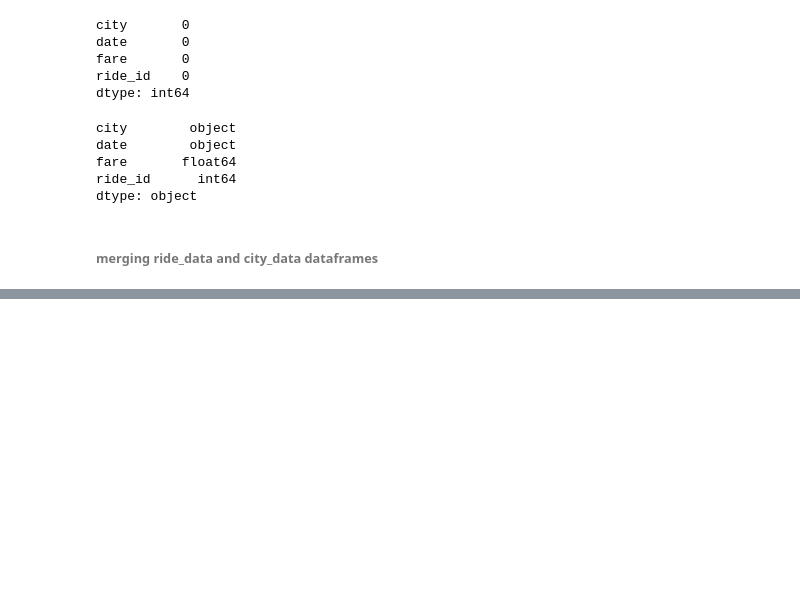
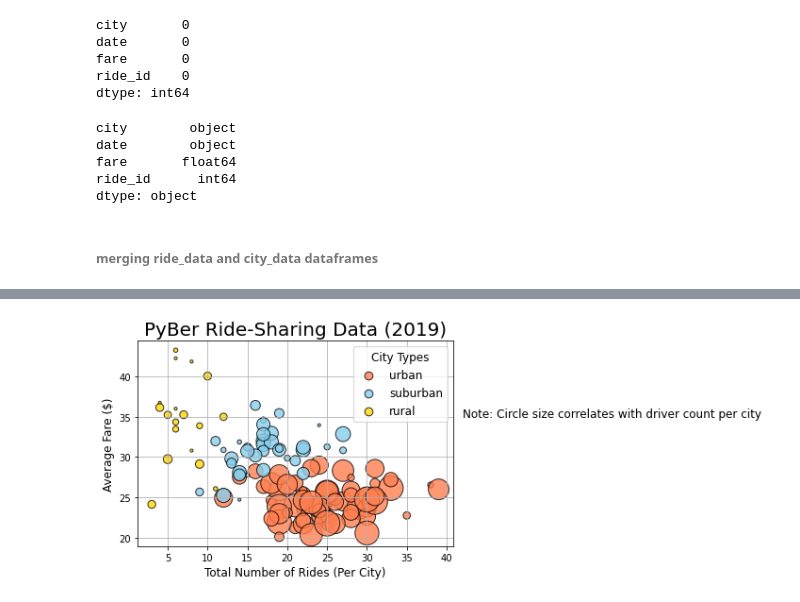
Before and after one commit to nasarar/PyBer_Analysis, a Jupyter notebook: PyBer.ipynb, the cells around one changed output, grey strips where cells are left out. Cells and saved outputs as stored; diff of their text form; code cells hidden in the pictures; blank space fills up the shorter version.

Commit message:
Added bubble chart analysis for avg fare vs. total # of rides based on the # of drivers per city type

```diff
--- a/PyBer.ipynb
+++ b/PyBer.ipynb
@@ -114,0 +123,82 @@ pyber_data_df = pd.merge(ride_data_df, city_data_df, how = 'left', on = ['city',
+# %%
+#get the average fare for each city in the urban cities
+urban_avg_fare = urban_cities_df.groupby(['city']).mean()['fare']
+
+#get the average fare for each city in the suburban cities
+suburban_avg_fare = suburban_cities_df.groupby(['city']).mean()['fare']
+
+#get the averahe fare for eacj city in the rural cities
+rural_avg_fare = rural_cities_df.groupby(['city']).mean()['fare']
+# %%
+#get the average number of drivers per city in the urban cities
+urban_driver_count = urban_cities_df.groupby(['city']).mean()['driver_count']
+
+#get the average number of drivers per city in the suburban cities
+suburban_driver_count = suburban_cities_df.groupby(['city']).mean()['driver_count']
+
+#get the average number of drivers per city in the rural cities
+rural_driver_count = rural_cities_df.groupby(['city']).mean()['driver_count']
+# %%
+#creating the scatter plot for the urban cities
+plt.scatter(x = urban_ride_count,
+            y = urban_avg_fare,
+            s = 10* urban_driver_count,
+            c = 'coral',
+            edgecolor = 'black',
+            linewidth = 1,
+            alpha = 0.8,
+            label = 'urban')
+
+
+
+#creating the scatter plot for the suburban cities
+plt.scatter(x = suburban_ride_count,
+            y = suburban_avg_fare,
+            s = 10* suburban_driver_count,
+            c = 'skyblue',
+            edgecolor = 'black',
+            linewidth = 1,
+            alpha = 0.8,
+            label = 'suburban')
+
+
+
+
+#creating the scatter plot for the rural cities
+plt.scatter(x = rural_ride_count,
+            y = rural_avg_fare,
+            s = 10* rural_driver_count,
+            c = 'gold',
+            edgecolor = 'black',
+            linewidth = 1,
+            alpha = 0.8,
+            label = 'rural')
+
+#Adds appropriate titles for all the graphs
+plt.title('PyBer Ride-Sharing Data (2019)', fontsize = 20)
+plt.ylabel('Average Fare ($)', fontsize = 12)
+plt.xlabel('Total Number of Rides (Per City)', fontsize = 12)
+plt.grid(True)
+
+
+#Adds the legend/label
+lgnd = plt.legend(fontsize = 12, mode = 'Expanded',
+                  scatterpoints = 1, loc = 'best', title = 'City Types')
+
+
+#Use legendHandles[] to set the font size of the marker
+lgnd.legendHandles[0]._sizes = [75]
+lgnd.legendHandles[1]._sizes = [75]
+lgnd.legendHandles[2]._sizes = [75]
+lgnd.get_title().set_fontsize(12)
+
+#incorporates a text box about the circle size beside the chart where '42 and 35' are x'y coordinates
+plt.text(42, 35, 'Note: Circle size correlates with driver count per city', fontsize = 12)
+
+#save the figure
+plt.savefig('Analysis/Fig1.png')
+
+#combine and show the plot
+plt.show()
+# %% [output]
+[figure, added]
```
Also changed, not shown: parts of 5 cells of this notebook, 1 other file.
